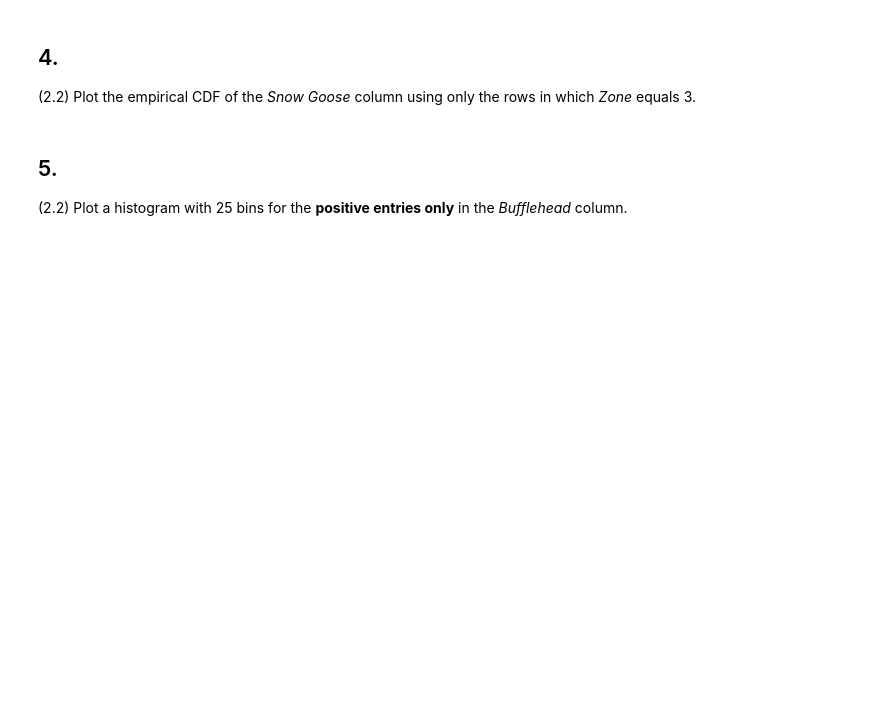
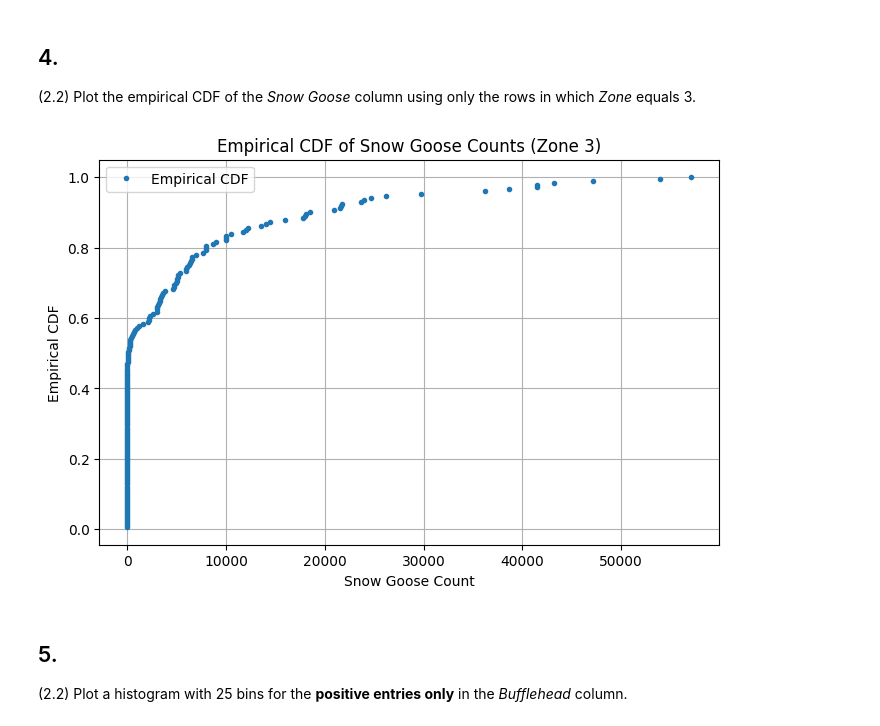
Before and after one commit to Danm2810/dataScience, a Jupyter notebook: Chapter2/birds.ipynb, the cells around one changed output. Cells and saved outputs as stored; diff of their text form; code cells hidden in the pictures; blank space fills up the shorter version.

```diff
--- a/Chapter2/birds.ipynb
+++ b/Chapter2/birds.ipynb
@@ -74,9 +132,27 @@ print("OK")
 ## 4.
 (2.2) Plot the empirical CDF of the *Snow Goose* column using only the rows in which *Zone* equals 3.
 # %%
-# Result is a plot
-# YOUR CODE HERE
-raise NotImplementedError()
+import matplotlib.pyplot as plt
+zone3_data = birds[birds["Zone"] == 3]["Snow Goose"]
+
+# Sort data for CDF calculation
+sorted_data = np.sort(zone3_data)
+n = len(sorted_data)
+
+# Compute empirical CDF values
+ecdf = np.arange(1, n + 1) / n
+
+# Plot the empirical CDF
+plt.figure(figsize=(8, 5))
+plt.plot(sorted_data, ecdf, marker=".", linestyle="none", label="Empirical CDF")
+plt.xlabel("Snow Goose Count")
+plt.ylabel("Empirical CDF")
+plt.title("Empirical CDF of Snow Goose Counts (Zone 3)")
+plt.grid(True)
+plt.legend()
+plt.show()
+# %% [output]
+[figure, added]
 # %% [markdown]
 ## 5.
 (2.2) Plot a histogram with 25 bins for the **positive entries only** in the *Bufflehead* column.
```
Also changed, not shown: parts of 19 cells of this notebook, 2 other files.
